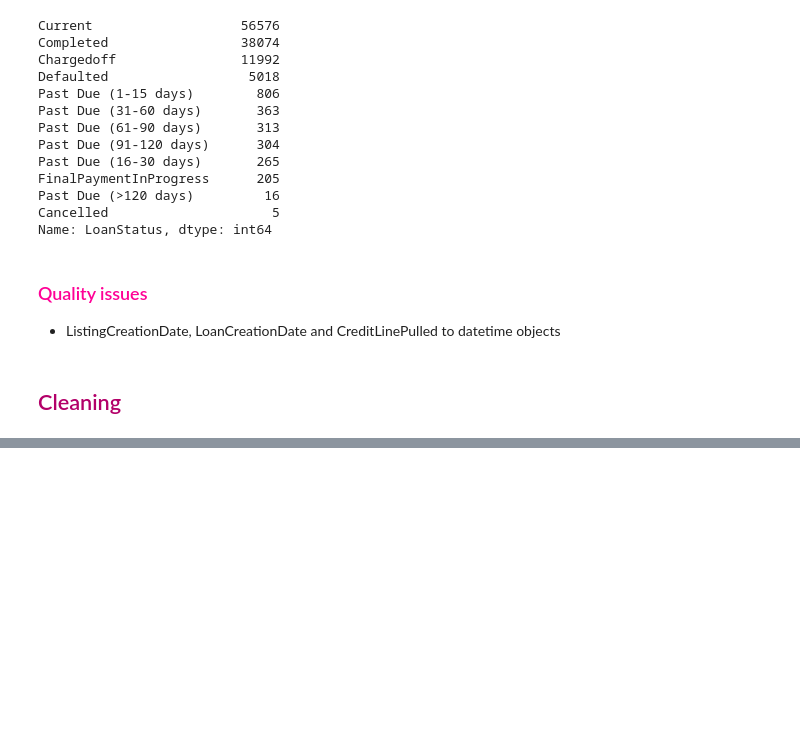
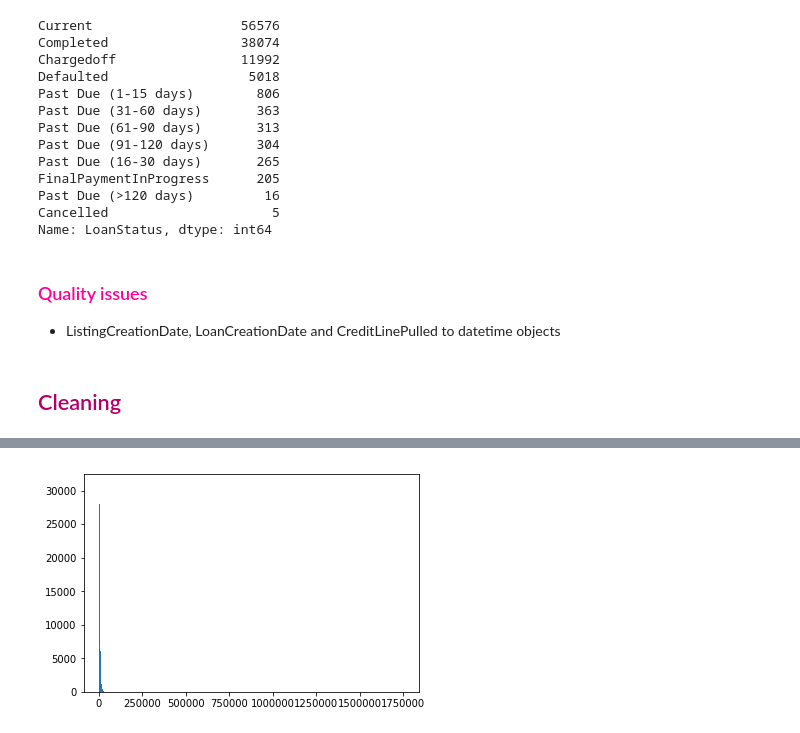
Before and after one commit to jovanmedfordDataAnalyst/loan-data-from-prosper, a Jupyter notebook: loan-analysis.ipynb, the cells around one changed output, grey strips where cells are left out. Cells and saved outputs as stored; diff of their text form; code cells hidden in the pictures; blank space fills up the shorter version.

```diff
--- a/loan-analysis.ipynb
+++ b/loan-analysis.ipynb
@@ -123,0 +136,4 @@ Name: LoanStatus, dtype: int64
+# %%
+plt.hist(loans['StatedMonthlyIncome'], bins = 1000);
+# %% [output]
+[figure, added]
```
Also changed, not shown: parts of 5 cells of this notebook.
